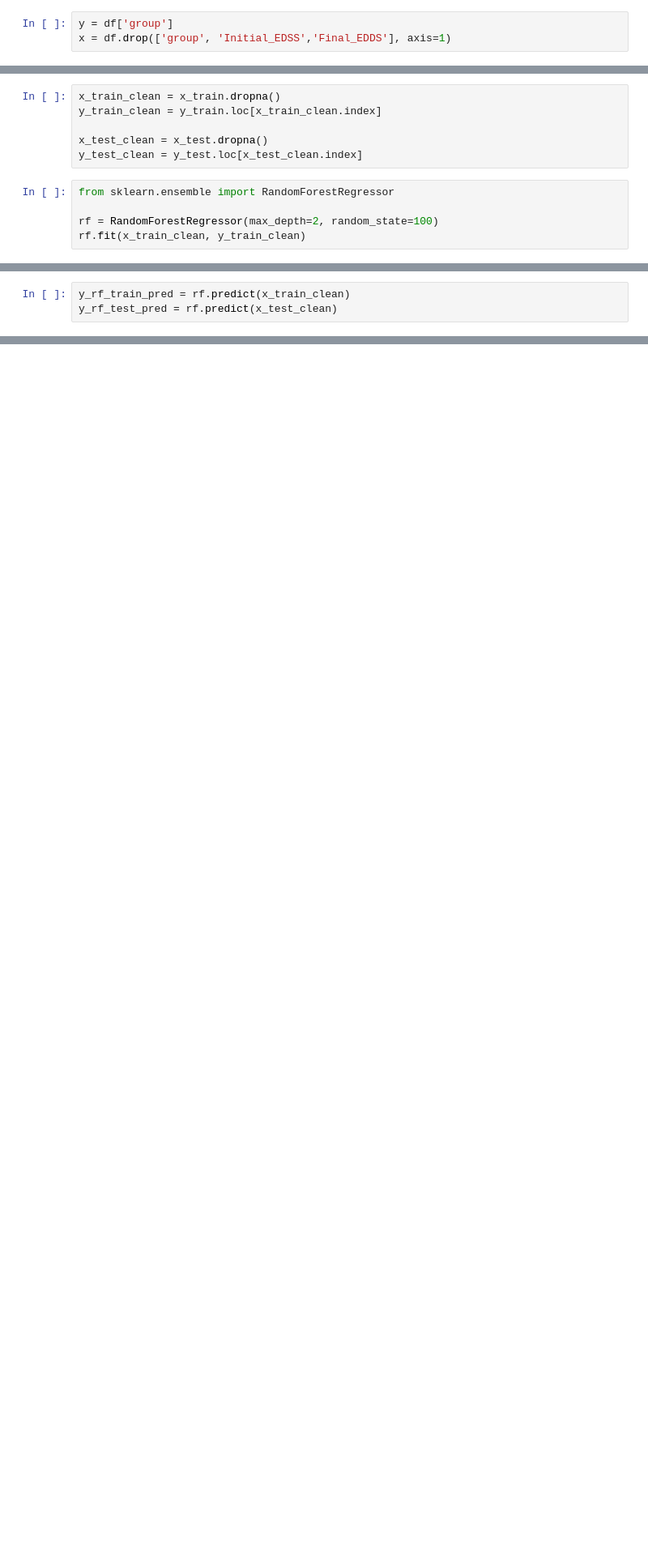
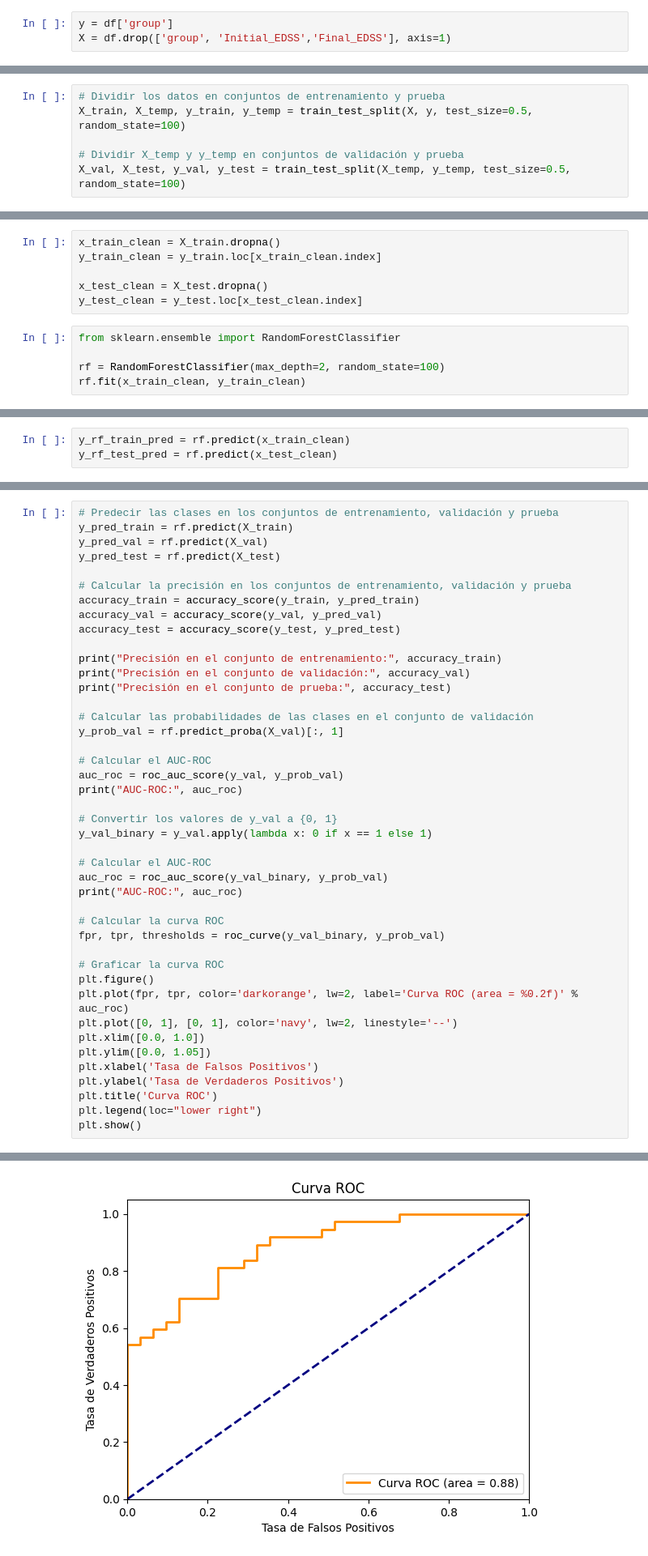
Before and after one commit to BertoloniLucas/SimaAI, a Jupyter notebook: models/M1 - RandomForest.ipynb, the cells around one changed output, grey strips where cells are left out. Shown at 81% size. Cells and saved outputs as stored; diff of their text form; blank space fills up the shorter version.

```diff
--- a/models/M1 - RandomForest.ipynb
+++ b/models/M1 - RandomForest.ipynb
@@ -59,4 +40,4 @@ df = pd.read_csv(file_path)
 df.drop(columns=df.columns[0], axis=1, inplace=True)
 # %%
 y = df['group']
-x = df.drop(['group', 'Initial_EDSS','Final_EDDS'], axis=1)
+X = df.drop(['group', 'Initial_EDSS','Final_EDSS'], axis=1)
@@ -66,0 +44,6 @@ x_train, x_test, y_train, y_test = train_test_split(x, y, test_size=0.2, random_
+# %%
+# Dividir los datos en conjuntos de entrenamiento y prueba
+X_train, X_temp, y_train, y_temp = train_test_split(X, y, test_size=0.5, random_state=100)
+
+# Dividir X_temp y y_temp en conjuntos de validación y prueba
+X_val, X_test, y_val, y_test = train_test_split(X_temp, y_temp, test_size=0.5, random_state=100)
@@ -67,11 +52,11 @@ x_train, x_test, y_train, y_test = train_test_split(x, y, test_size=0.2, random_
 # %%
-x_train_clean = x_train.dropna()
+x_train_clean = X_train.dropna()
 y_train_clean = y_train.loc[x_train_clean.index]
 
-x_test_clean = x_test.dropna()
+x_test_clean = X_test.dropna()
 y_test_clean = y_test.loc[x_test_clean.index]
 # %%
-from sklearn.ensemble import RandomForestRegressor
+from sklearn.ensemble import RandomForestClassifier
 
-rf = RandomForestRegressor(max_depth=2, random_state=100)
+rf = RandomForestClassifier(max_depth=2, random_state=100)
 rf.fit(x_train_clean, y_train_clean)
@@ -95,0 +81,44 @@ print("AUC-ROC:", auc_roc)
+# %%
+# Predecir las clases en los conjuntos de entrenamiento, validación y prueba
+y_pred_train = rf.predict(X_train)
+y_pred_val = rf.predict(X_val)
+y_pred_test = rf.predict(X_test)
+
+# Calcular la precisión en los conjuntos de entrenamiento, validación y prueba
+accuracy_train = accuracy_score(y_train, y_pred_train)
+accuracy_val = accuracy_score(y_val, y_pred_val)
+accuracy_test = accuracy_score(y_test, y_pred_test)
+
+print("Precisión en el conjunto de entrenamiento:", accuracy_train)
+print("Precisión en el conjunto de validación:", accuracy_val)
+print("Precisión en el conjunto de prueba:", accuracy_test)
+
+# Calcular las probabilidades de las clases en el conjunto de validación
+y_prob_val = rf.predict_proba(X_val)[:, 1]
+
+# Calcular el AUC-ROC
+auc_roc = roc_auc_score(y_val, y_prob_val)
+print("AUC-ROC:", auc_roc)
+
+# Convertir los valores de y_val a {0, 1}
+y_val_binary = y_val.apply(lambda x: 0 if x == 1 else 1)
+
+# Calcular el AUC-ROC
+auc_roc = roc_auc_score(y_val_binary, y_prob_val)
+print("AUC-ROC:", auc_roc)
+
+# Calcular la curva ROC
+fpr, tpr, thresholds = roc_curve(y_val_binary, y_prob_val)
+
+# Graficar la curva ROC
+plt.figure()
+plt.plot(fpr, tpr, color='darkorange', lw=2, label='Curva ROC (area = %0.2f)' % auc_roc)
+plt.plot([0, 1], [0, 1], color='navy', lw=2, linestyle='--')
+plt.xlim([0.0, 1.0])
+plt.ylim([0.0, 1.05])
+plt.xlabel('Tasa de Falsos Positivos')
+plt.ylabel('Tasa de Verdaderos Positivos')
+plt.title('Curva ROC')
+plt.legend(loc="lower right")
+plt.show()
+# %% [output]
@@ -95,0 +130 @@ print("AUC-ROC:", auc_roc)
+[figure, added]
```
Also changed, not shown: parts of 11 cells of this notebook, 1 other file.
